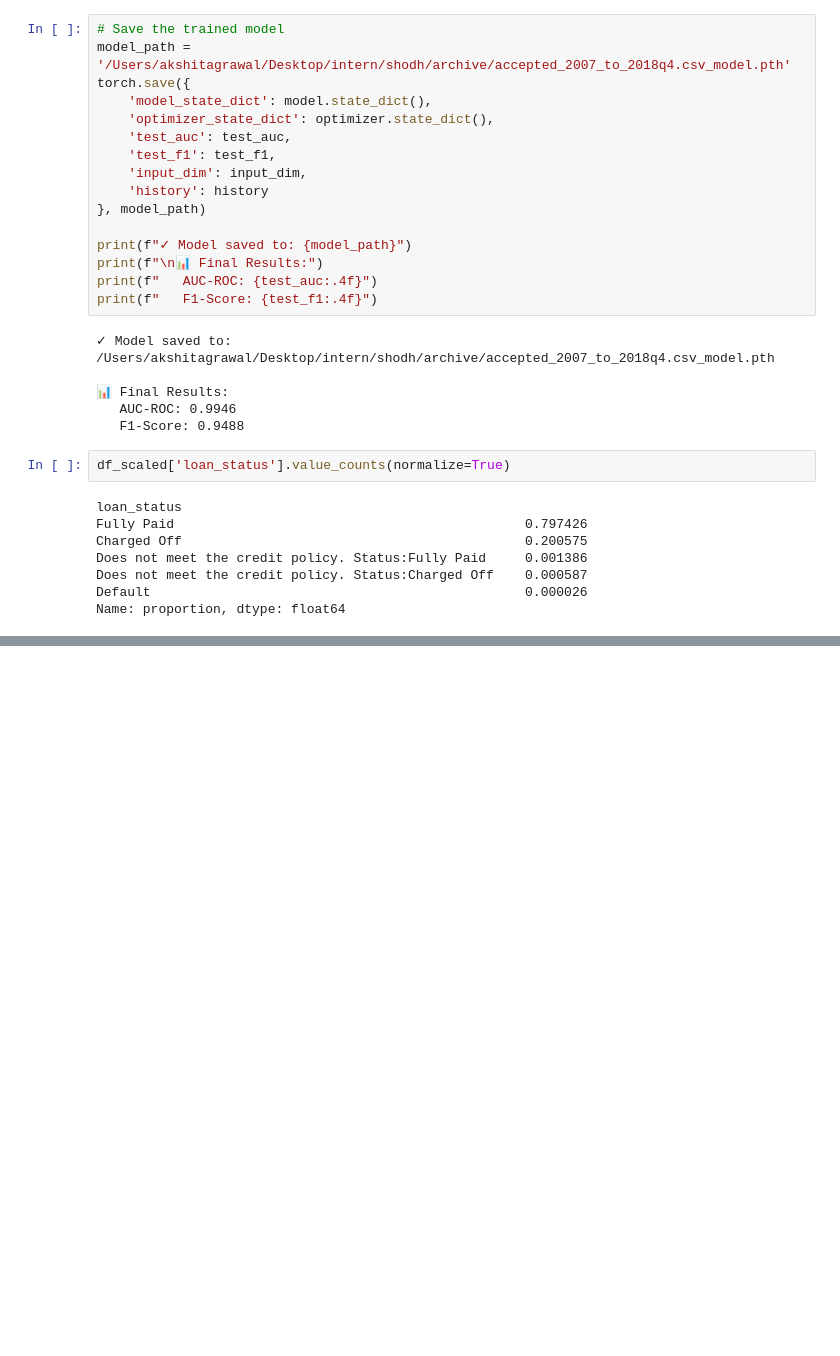
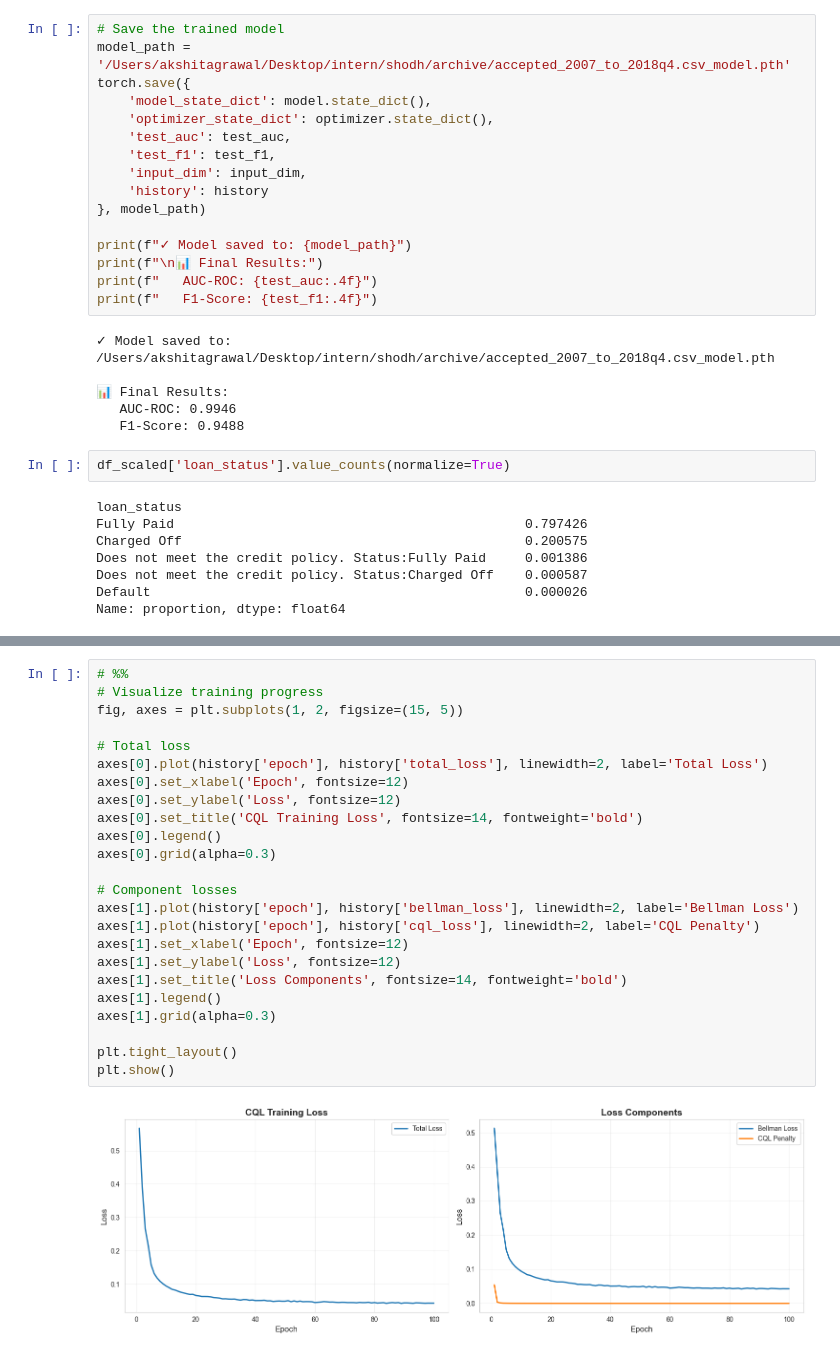
Before and after one commit to Akshit-999/Shodh_AI_Assignment, a Jupyter notebook: notebook.ipynb, the cells around one changed output, grey strips where cells are left out. Saved outputs shown, nothing was run; the diff lists cells and outputs as text; blank space fills up the shorter version.

```diff
--- a/notebook.ipynb
+++ b/notebook.ipynb
@@ -2013,0 +2638,26 @@ Name: proportion, dtype: float64
+# %%
+# %%
+# Visualize training progress
+fig, axes = plt.subplots(1, 2, figsize=(15, 5))
+
+# Total loss
+axes[0].plot(history['epoch'], history['total_loss'], linewidth=2, label='Total Loss')
+axes[0].set_xlabel('Epoch', fontsize=12)
+axes[0].set_ylabel('Loss', fontsize=12)
+axes[0].set_title('CQL Training Loss', fontsize=14, fontweight='bold')
+axes[0].legend()
+axes[0].grid(alpha=0.3)
+
+# Component losses
+axes[1].plot(history['epoch'], history['bellman_loss'], linewidth=2, label='Bellman Loss')
+axes[1].plot(history['epoch'], history['cql_loss'], linewidth=2, label='CQL Penalty')
+axes[1].set_xlabel('Epoch', fontsize=12)
+axes[1].set_ylabel('Loss', fontsize=12)
+axes[1].set_title('Loss Components', fontsize=14, fontweight='bold')
+axes[1].legend()
+axes[1].grid(alpha=0.3)
+
+plt.tight_layout()
+plt.show()
+# %% [output]
+[figure, added]
```
Also changed, not shown: parts of 32 cells of this notebook.
